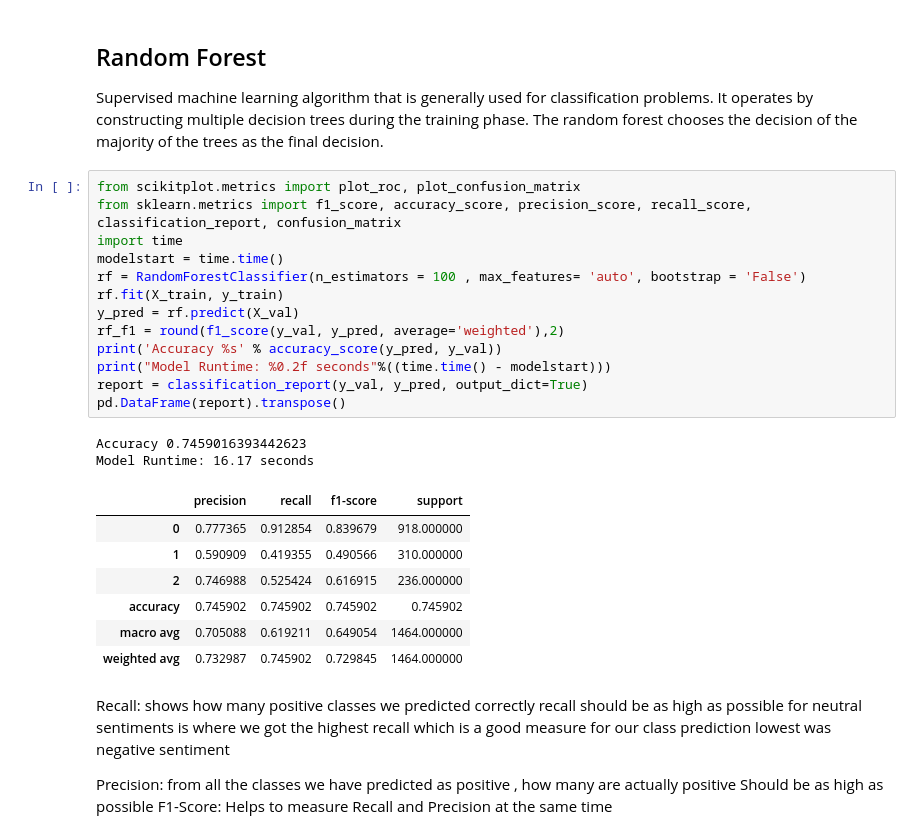
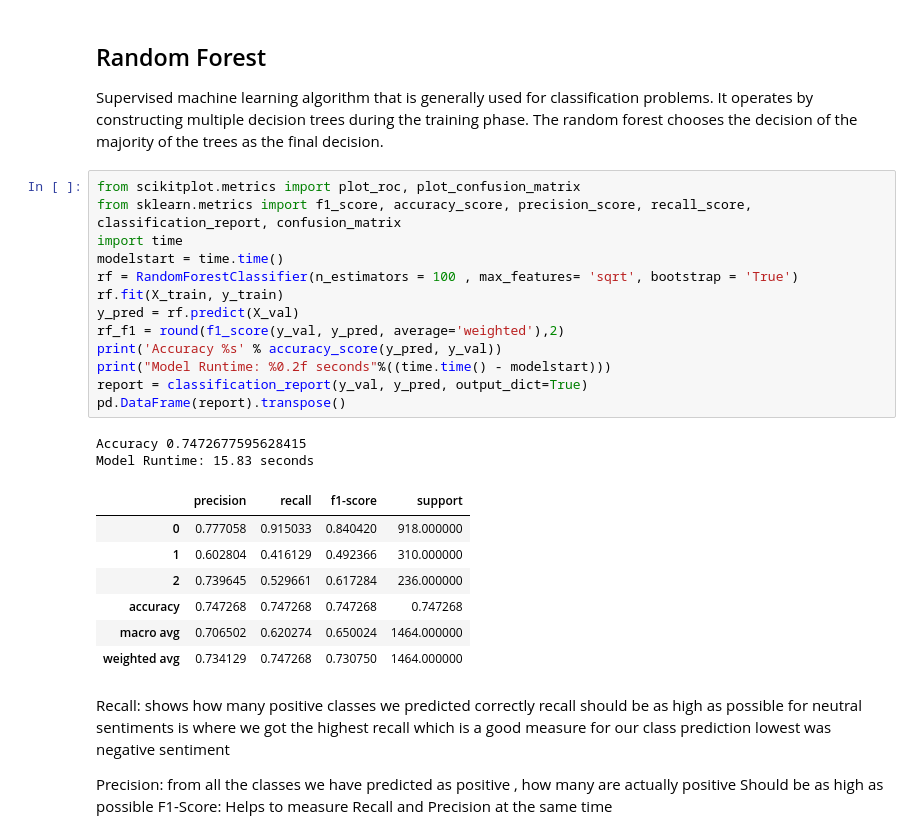
Before and after one commit to thiyasizwekubeka/Projects_Explore_20, a Jupyter notebook: US Airline Sentiment Analysis/US Flight analysis .ipynb, the cells around one changed output. Drawn from its saved outputs; the diff is of its cells as text.

```diff
--- a/US Airline Sentiment Analysis/US Flight analysis .ipynb
+++ b/US Airline Sentiment Analysis/US Flight analysis .ipynb
@@ -399,26 +399,26 @@ Supervised machine learning algorithm that is generally used for classification
 # %%
 from scikitplot.metrics import plot_roc, plot_confusion_matrix
 from sklearn.metrics import f1_score, accuracy_score, precision_score, recall_score, classification_report, confusion_matrix
 import time
 modelstart = time.time()
-rf = RandomForestClassifier(n_estimators = 100 , max_features= 'auto', bootstrap = 'False')
+rf = RandomForestClassifier(n_estimators = 100 , max_features= 'sqrt', bootstrap = 'True')
 rf.fit(X_train, y_train)
 y_pred = rf.predict(X_val)
 rf_f1 = round(f1_score(y_val, y_pred, average='weighted'),2)
 print('Accuracy %s' % accuracy_score(y_pred, y_val))
 print("Model Runtime: %0.2f seconds"%((time.time() - modelstart)))
 report = classification_report(y_val, y_pred, output_dict=True)
 pd.DataFrame(report).transpose()
 # %% [output]
-Accuracy 0.7459016393442623
-Model Runtime: 16.17 seconds
+Accuracy 0.7472677595628415
+Model Runtime: 15.83 seconds
 |  | precision | recall | f1-score | support |
-| 0 | 0.777365 | 0.912854 | 0.839679 | 918.000000 |
-| 1 | 0.590909 | 0.419355 | 0.490566 | 310.000000 |
-| 2 | 0.746988 | 0.525424 | 0.616915 | 236.000000 |
-| accuracy | 0.745902 | 0.745902 | 0.745902 | 0.745902 |
-| macro avg | 0.705088 | 0.619211 | 0.649054 | 1464.000000 |
-| weighted avg | 0.732987 | 0.745902 | 0.729845 | 1464.000000 |
+| 0 | 0.777058 | 0.915033 | 0.840420 | 918.000000 |
+| 1 | 0.602804 | 0.416129 | 0.492366 | 310.000000 |
+| 2 | 0.739645 | 0.529661 | 0.617284 | 236.000000 |
+| accuracy | 0.747268 | 0.747268 | 0.747268 | 0.747268 |
+| macro avg | 0.706502 | 0.620274 | 0.650024 | 1464.000000 |
+| weighted avg | 0.734129 | 0.747268 | 0.730750 | 1464.000000 |
 # %% [markdown]
 Recall: shows how many positive classes we predicted correctly
         recall should be as high as possible
```
Also changed, not shown: parts of 3 cells of this notebook, 6 other files.
